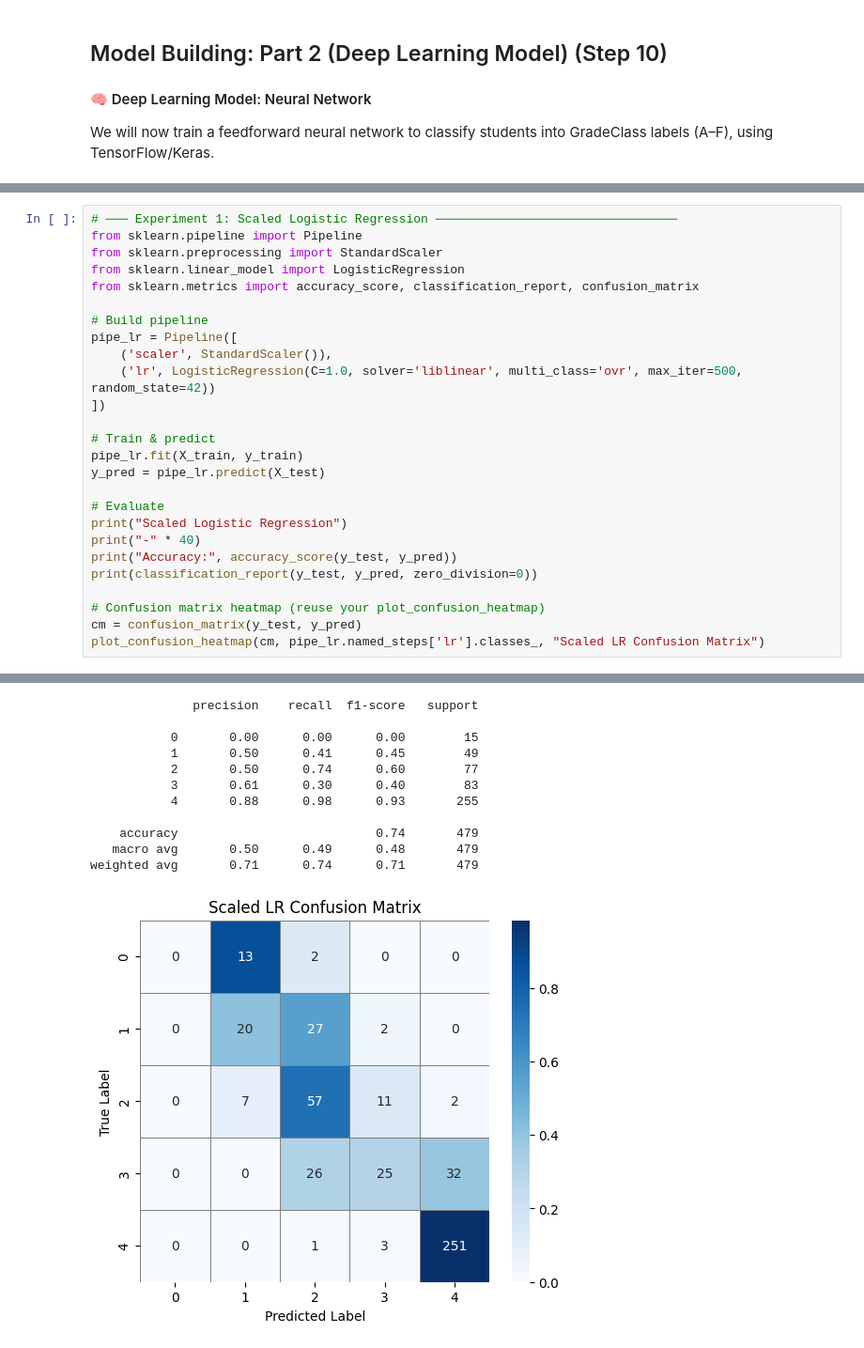
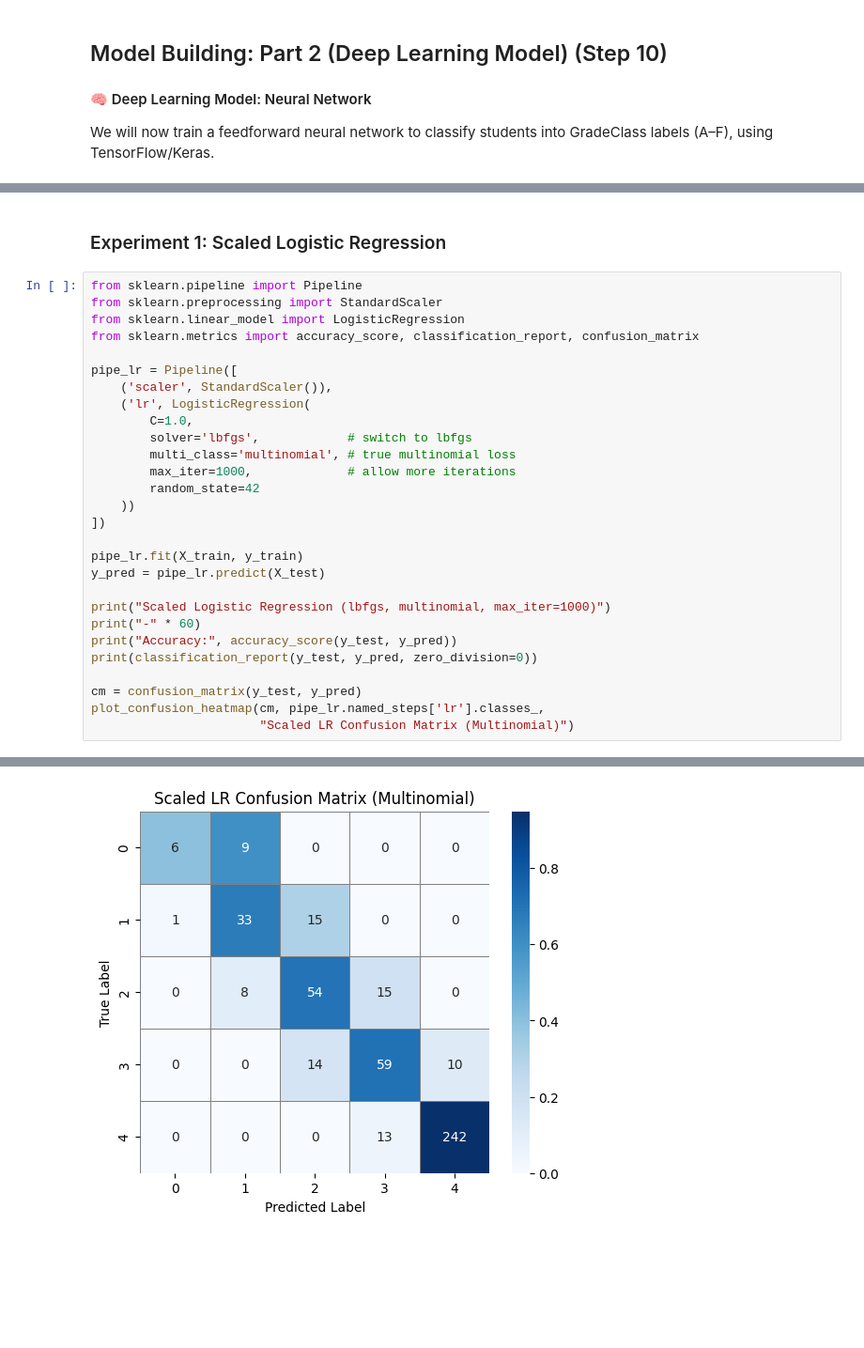
Before and after one commit to jeremiafourie/BrightPath-Grade-Predictor, a Jupyter notebook: notebooks/modeling.ipynb, the cells around one changed output, grey strips where cells are left out. Shown at 94% size. Saved outputs shown, nothing was run; the diff lists cells and outputs as text; blank space fills up the shorter version.

```diff
--- a/notebooks/modeling.ipynb
+++ b/notebooks/modeling.ipynb
@@ -365,30 +365,34 @@ To push beyond our ~69 % baseline, we apply three proven techniques:
 2. **Random Forest + SMOTE + RandomizedSearchCV** – oversample minority GradeClasses, then randomly tune tree hyperparameters to gain ~4 ppt and balance per‑class recall.
 3. **XGBoost RandomizedSearchCV** – tune key XGB parameters for another ~4.5 ppt boost.
 Below are the code cells to run these experiments end‑to‑end.
+# %% [markdown]
+### Experiment 1: Scaled Logistic Regression
 # %%
-# ─── Experiment 1: Scaled Logistic Regression ─────────────────────────────────
 from sklearn.pipeline import Pipeline
 from sklearn.preprocessing import StandardScaler
 from sklearn.linear_model import LogisticRegression
 from sklearn.metrics import accuracy_score, classification_report, confusion_matrix
 
-# Build pipeline
 pipe_lr = Pipeline([
     ('scaler', StandardScaler()),
-    ('lr', LogisticRegression(C=1.0, solver='liblinear', multi_class='ovr', max_iter=500, random_state=42))
+    ('lr', LogisticRegression(
+        C=1.0,
+        solver='lbfgs',            # switch to lbfgs
+        multi_class='multinomial', # true multinomial loss
+        max_iter=1000,             # allow more iterations
+        random_state=42
+    ))
 ])
 
-# Train & predict
 pipe_lr.fit(X_train, y_train)
 y_pred = pipe_lr.predict(X_test)
 
-# Evaluate
-print("Scaled Logistic Regression")
-print("-" * 40)
+print("Scaled Logistic Regression (lbfgs, multinomial, max_iter=1000)")
+print("-" * 60)
 print("Accuracy:", accuracy_score(y_test, y_pred))
 print(classification_report(y_test, y_pred, zero_division=0))
 
-# Confusion matrix heatmap (reuse your plot_confusion_heatmap)
 cm = confusion_matrix(y_test, y_pred)
-plot_confusion_heatmap(cm, pipe_lr.named_steps['lr'].classes_, "Scaled LR Confusion Matrix")
+plot_confusion_heatmap(cm, pipe_lr.named_steps['lr'].classes_,
+                       "Scaled LR Confusion Matrix (Multinomial)")
 # %% [output]
@@ -398,12 +413 @@ Accuracy: 0.7369519832985386
-              precision    recall  f1-score   support
-
-           0       0.00      0.00      0.00        15
-           1       0.50      0.41      0.45        49
-           2       0.50      0.74      0.60        77
-           3       0.61      0.30      0.40        83
-           4       0.88      0.98      0.93       255
-
-    accuracy                           0.74       479
-   macro avg       0.50      0.49      0.48       479
-weighted avg       0.71      0.74      0.71       479
-[figure, old version]
+[figure, new version]
```
Also changed, not shown: parts of 11 cells of this notebook, 1 other file.
